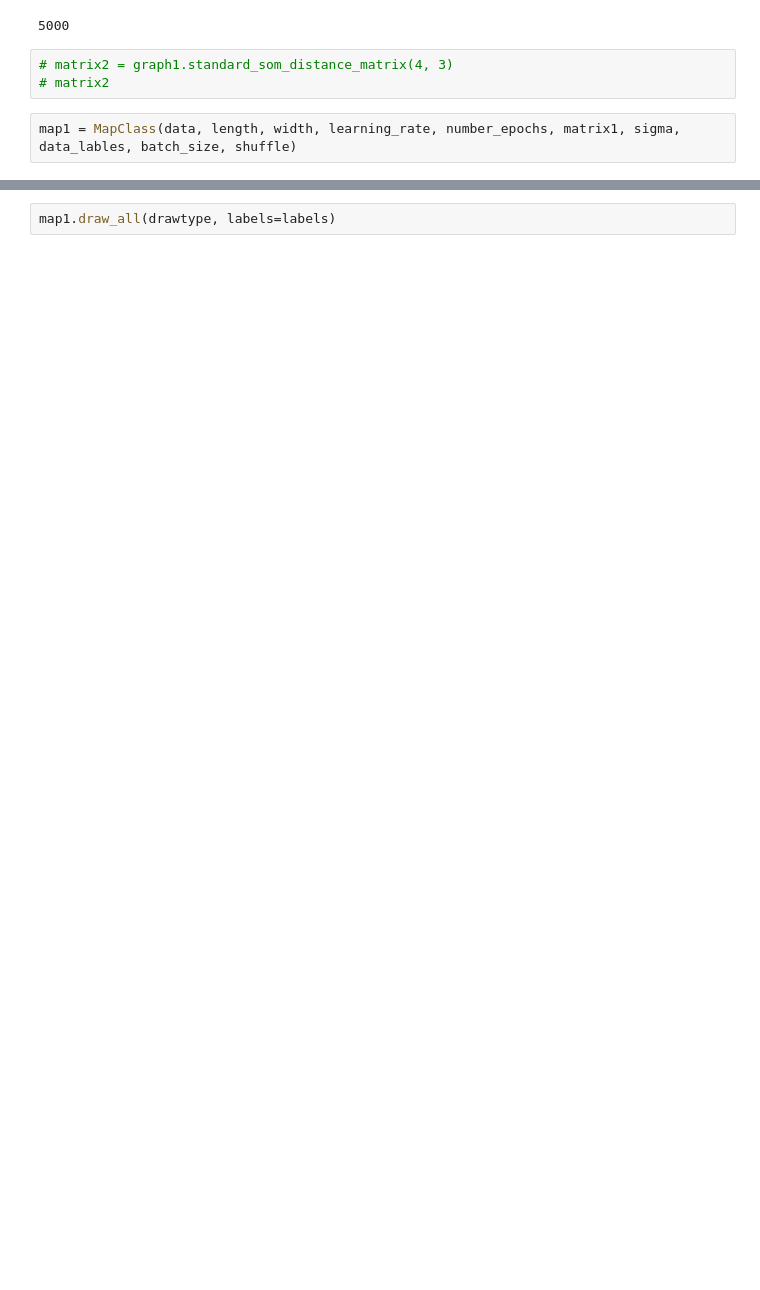
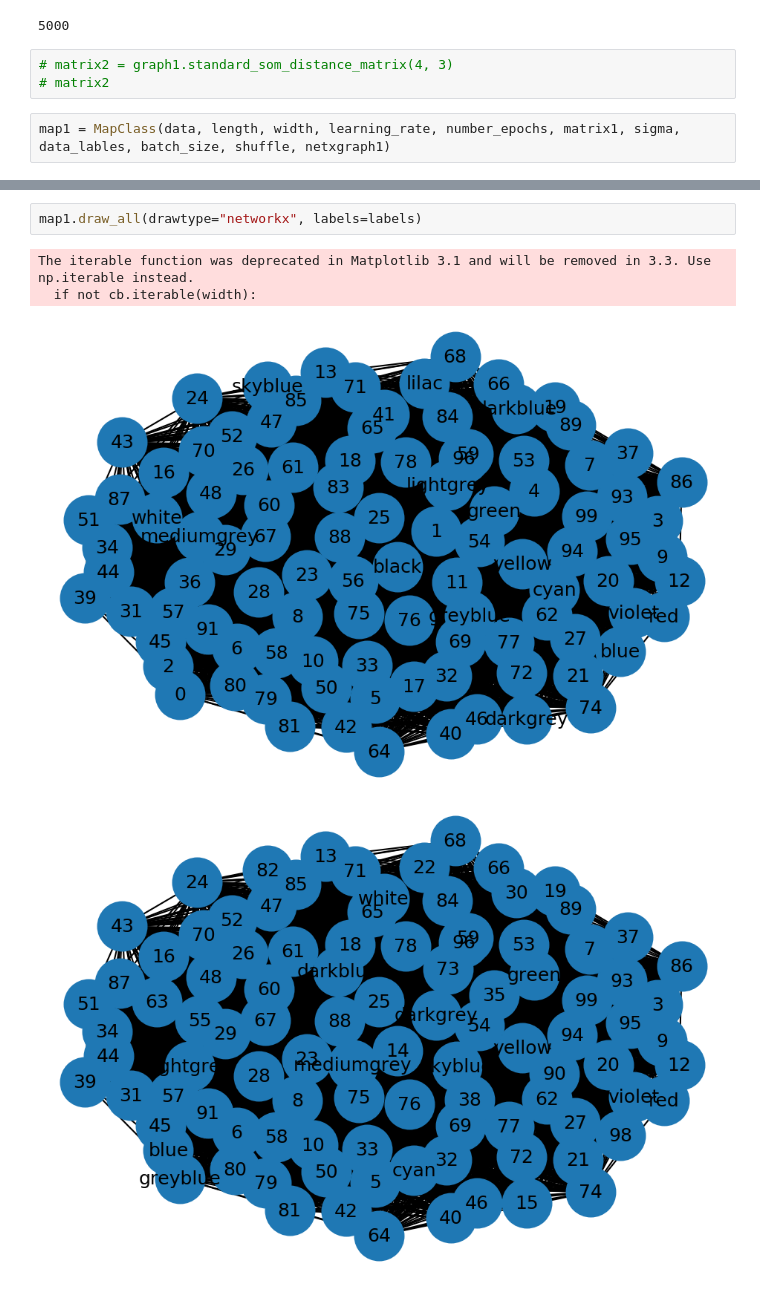
Before and after one commit to maxuw/som-graph, a Jupyter notebook: run.ipynb, the cells around one changed output, grey strips where cells are left out. Cells and saved outputs as stored; diff of their text form; blank space fills up the shorter version.

Commit message:
added the networkx draw functionality

```diff
--- a/run.ipynb
+++ b/run.ipynb
@@ -79,7 +81,7 @@ matrix1 = graph1.add_edges(matrix1, edges1)
 # matrix2 = graph1.standard_som_distance_matrix(4, 3)
 # matrix2
 # %%
-map1 = MapClass(data, length, width, learning_rate, number_epochs, matrix1, sigma, data_lables, batch_size, shuffle)
+map1 = MapClass(data, length, width, learning_rate, number_epochs, matrix1, sigma, data_lables, batch_size, shuffle, netxgraph1)
 # %% [output]
 3
 15
@@ -129,2 +118,7 @@ tensor([[0.3922, 0.3912, 0.2965],
 # %%
-map1.draw_all(drawtype, labels=labels)
+map1.draw_all(drawtype="networkx", labels=labels)
+# %% [output]
+The iterable function was deprecated in Matplotlib 3.1 and will be removed in 3.3. Use np.iterable instead.
+  if not cb.iterable(width):
+[figure, added]
+[figure, added]
```
Also changed, not shown: parts of 11 cells of this notebook, 2 other files.
